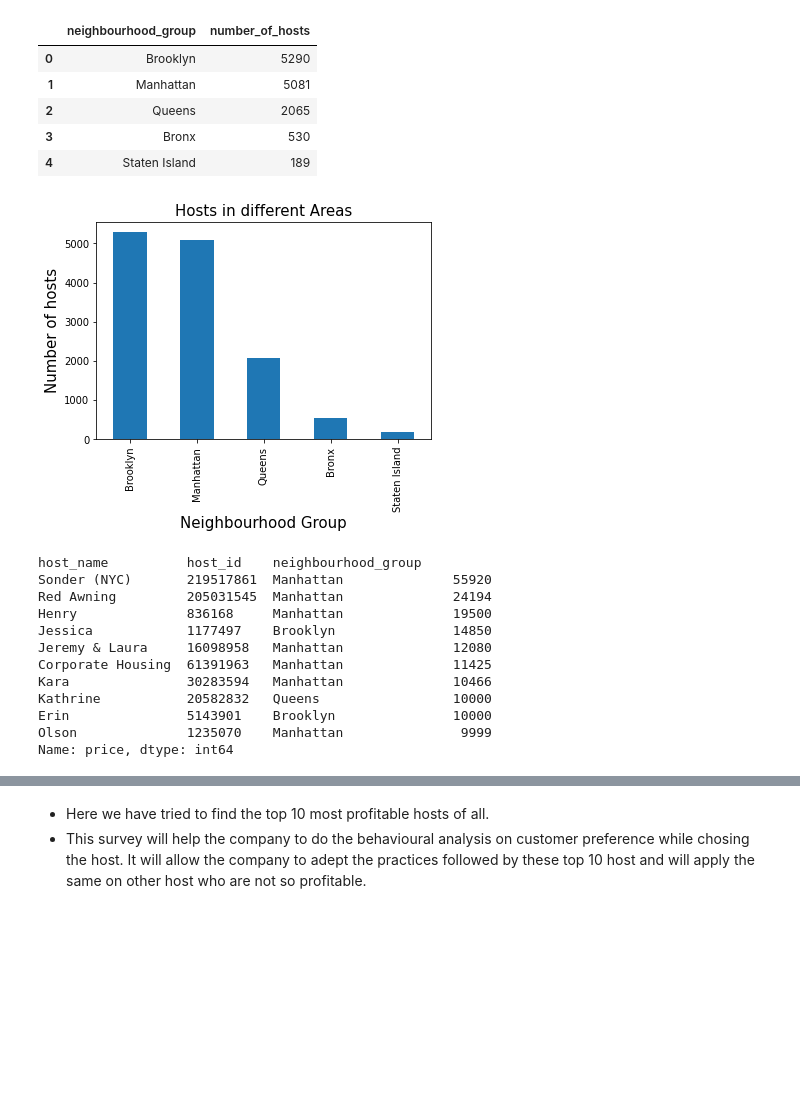
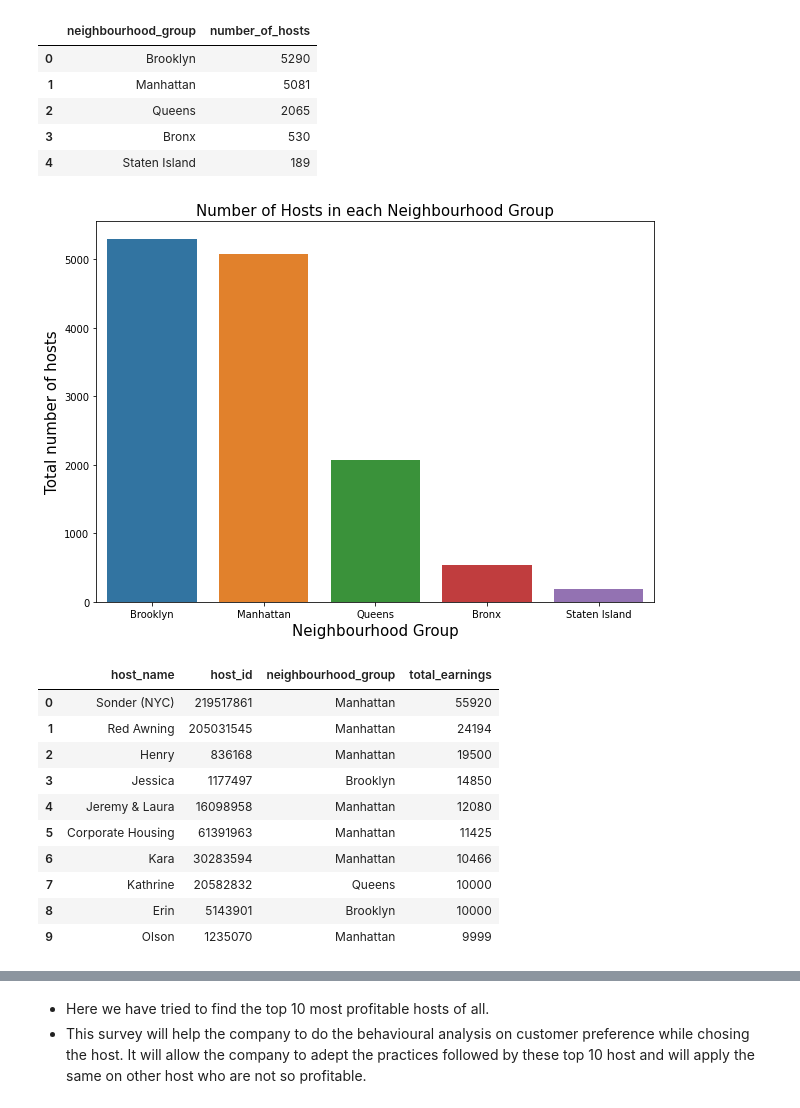
Before and after one commit to Rohan30/Rohan30, a Jupyter notebook: ABNB_Bookings_Analysis.ipynb, the cells around one changed output, grey strips where cells are left out. Saved outputs shown, nothing was run; the diff lists cells and outputs as text; code cells hidden in the pictures; blank space fills up the shorter version.

```diff
--- a/ABNB_Bookings_Analysis.ipynb
+++ b/ABNB_Bookings_Analysis.ipynb
@@ -423,8 +423,8 @@ sns.catplot(data=avg_price_of_the_room,x='neighbourhood_group',y='price',hue='ro
 [figure]
 # %%
 #Finding the number of hosts in each neighbourhood group
-host_areas=df1.groupby('neighbourhood_group')['host_name'].nunique().sort_values(ascending=False)
-host_areas.reset_index(name='number_of_hosts')
+host_areas=df1.groupby('neighbourhood_group')['host_name'].nunique().sort_values(ascending=False).reset_index(name='number_of_hosts')
+host_areas
 # %% [output]
 |  | neighbourhood_group | number_of_hosts |
 | 0 | Brooklyn | 5290 |
@@ -433,27 +433,27 @@ host_areas.reset_index(name='number_of_hosts')
 | 3 | Bronx | 530 |
 | 4 | Staten Island | 189 |
 # %%
-host_areas.plot(kind='bar',x='neighbourhood_group')
-plt.title('Hosts in different Areas',fontsize=15,color='Black')
-plt.ylabel('Number of hosts',fontsize=15,color='Black')
-plt.xlabel('Neighbourhood Group',fontsize=15,color='Black')
-plt.rcParams['figure.figsize'] = (10, 7)
+plt.figure(figsize = (10,7))
+host_areas_df=sns.barplot(x='neighbourhood_group',y='number_of_hosts',data=host_areas)
+host_areas_df.set_title('Number of Hosts in each Neighbourhood Group',fontsize=15,color='Black')
+host_areas_df.set_ylabel('Total number of hosts',fontsize=15,color='Black')
+host_areas_df.set_xlabel('Neighbourhood Group',fontsize=15,color='Black')
+plt.show()
 # %% [output]
-[figure, old version]
+[figure, new version]
 # %%
-# Top 10 hosts with most earnings in terms of price
-top_10_host=df1.groupby(['host_name','host_id','neighbourhood_group'])['price'].sum().sort_values(ascending=False)[:10]
-top_10_host
+#Top 10 earners
+top_10_earners=df1.groupby(['host_name','host_id','neighbourhood_group'])['price'].sum().sort_values(ascending=False)[:10].reset_index(name='total_earnings')
+top_10_earners
 # %% [output]
-host_name          host_id    neighbourhood_group
-Sonder (NYC)       219517861  Manhattan              55920
-Red Awning         205031545  Manhattan              24194
-Henry              836168     Manhattan              19500
-Jessica            1177497    Brooklyn               14850
-Jeremy & Laura     16098958   Manhattan              12080
-Corporate Housing  61391963   Manhattan              11425
-Kara               30283594   Manhattan              10466
-Kathrine           20582832   Queens                 10000
-Erin               5143901    Brooklyn               10000
-Olson              1235070    Manhattan               9999
-Name: price, dtype: int64
+|  | host_name | host_id | neighbourhood_group | total_earnings |
+| 0 | Sonder (NYC) | 219517861 | Manhattan | 55920 |
+| 1 | Red Awning | 205031545 | Manhattan | 24194 |
+| 2 | Henry | 836168 | Manhattan | 19500 |
+| 3 | Jessica | 1177497 | Brooklyn | 14850 |
+| 4 | Jeremy & Laura | 16098958 | Manhattan | 12080 |
+| 5 | Corporate Housing | 61391963 | Manhattan | 11425 |
+| 6 | Kara | 30283594 | Manhattan | 10466 |
+| 7 | Kathrine | 20582832 | Queens | 10000 |
+| 8 | Erin | 5143901 | Brooklyn | 10000 |
+| 9 | Olson | 1235070 | Manhattan | 9999 |
```
Also changed, not shown: parts of 46 cells of this notebook.
